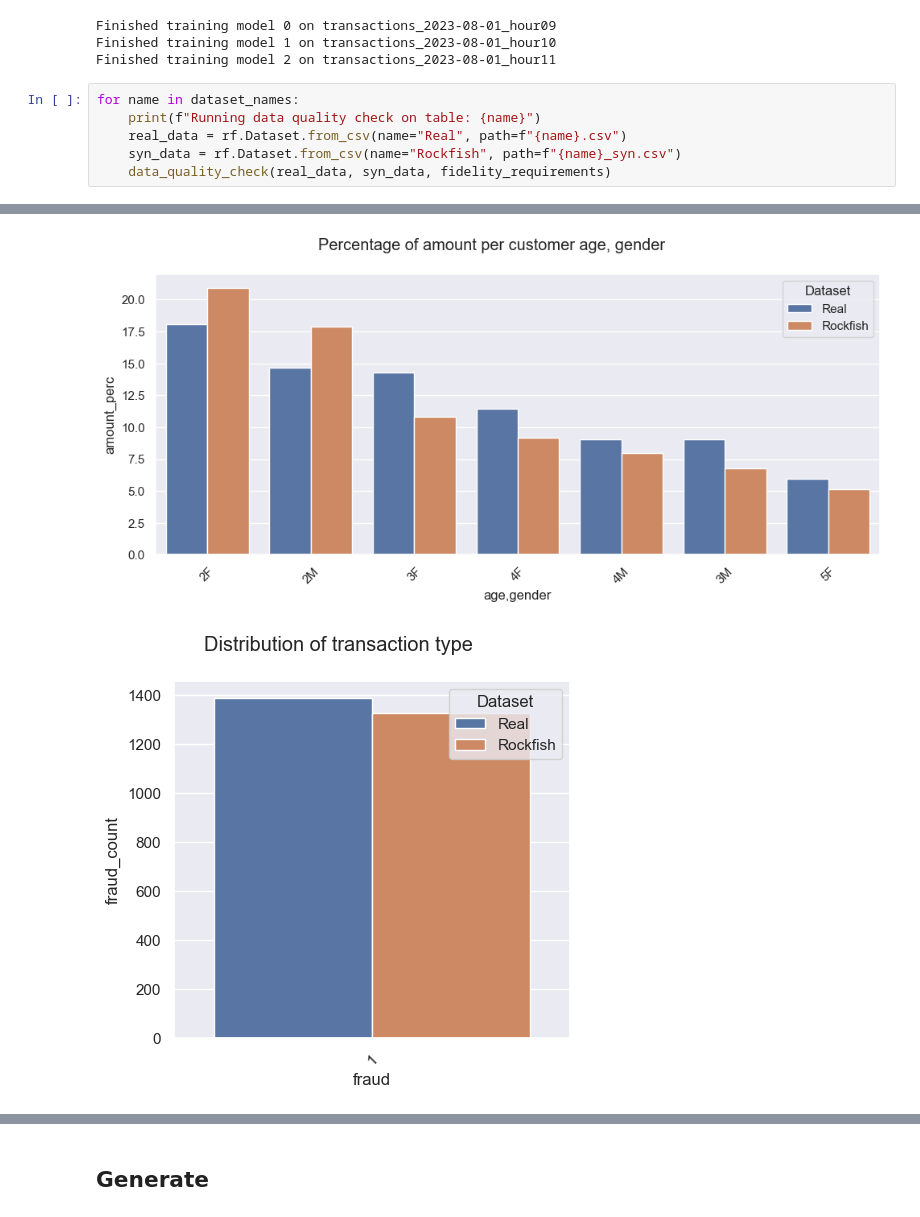
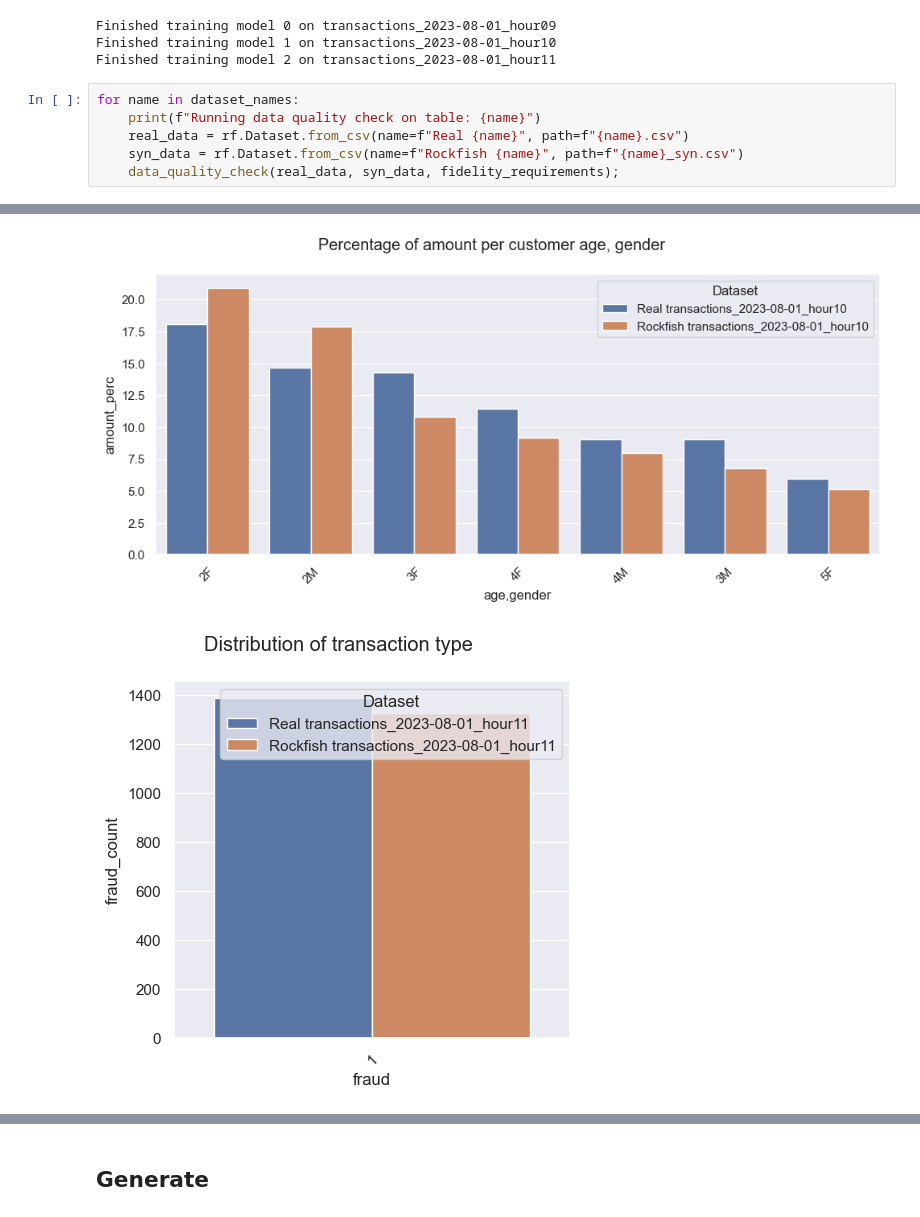
Before and after one commit to Rockfish-Data/public_tutorials, a Jupyter notebook: Demos/Product_Demo_Finance/product_demo_notebook_version.ipynb, the cells around one changed output, grey strips where cells are left out. Drawn from its saved outputs; the diff is of its cells as text.

```diff
--- a/Demos/Product_Demo_Finance/product_demo_notebook_version.ipynb
+++ b/Demos/Product_Demo_Finance/product_demo_notebook_version.ipynb
@@ -216,9 +216,9 @@ Finished training model 2 on transactions_2023-08-01_hour11
 # %%
 for name in dataset_names:
     print(f"Running data quality check on table: {name}")
-    real_data = rf.Dataset.from_csv(name="Real", path=f"{name}.csv")
-    syn_data = rf.Dataset.from_csv(name="Rockfish", path=f"{name}_syn.csv")
-    data_quality_check(real_data, syn_data, fidelity_requirements)
+    real_data = rf.Dataset.from_csv(name=f"Real {name}", path=f"{name}.csv")
+    syn_data = rf.Dataset.from_csv(name=f"Rockfish {name}", path=f"{name}_syn.csv")
+    data_quality_check(real_data, syn_data, fidelity_requirements);
 # %% [output]
 Running data quality check on table: transactions_2023-08-01_hour09
 Performing check for: SELECT fraud, COUNT(fraud) AS fraud_count FROM my_table GROUP BY fraud
@@ -235,2 +235,2 @@ Performing check for: SELECT (SUM(amount) * 100)/SUM(SUM(amount)) OVER () as amo
-[figure, old version]
+[figure, new version]
-[figure, old version]
+[figure, new version]
```
Also changed, not shown: parts of 2 cells of this notebook.
